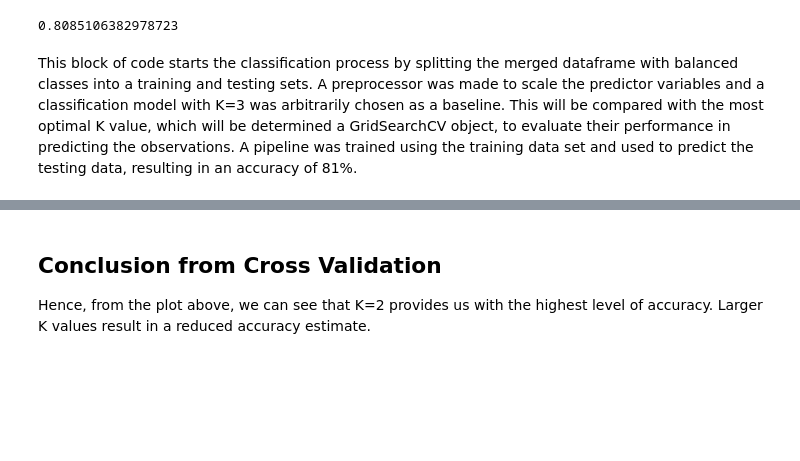
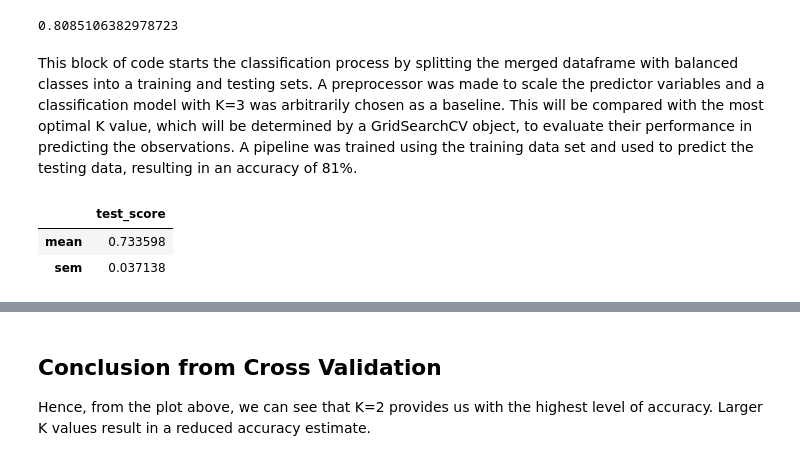
Before and after one commit to olivia-kongg/plaicraft_group29, a Jupyter notebook: Project Final Report (1) (3) (1).ipynb, the cells around one changed output, grey strips where cells are left out. Saved outputs shown, nothing was run; the diff lists cells and outputs as text; code cells hidden in the pictures; blank space fills up the shorter version.

```diff
--- a/Project Final Report (1) (3) (1).ipynb
+++ b/Project Final Report (1) (3) (1).ipynb
@@ -224,26 +224,27 @@ players_prediction_accuracy
 # %% [output]
 0.8085106382978723
 # %% [markdown]
-This block of code starts the classification process by splitting the merged dataframe with balanced classes into a training and testing sets. A preprocessor was made to scale the predictor variables and a classification model with K=3 was arbitrarily chosen as a baseline. This will be compared with the most optimal K value, which will be determined a GridSearchCV object, to evaluate their performance in predicting the observations. A pipeline was trained using the training data set and used to predict the testing data, resulting in an accuracy of 81%.
+This block of code starts the classification process by splitting the merged dataframe with balanced classes into a training and testing sets. A preprocessor was made to scale the predictor variables and a classification model with K=3 was arbitrarily chosen as a baseline. This will be compared with the most optimal K value, which will be determined by a GridSearchCV object, to evaluate their performance in predicting the observations. A pipeline was trained using the training data set and used to predict the testing data, resulting in an accuracy of 81%.
 # %%
 # cross validation
 
-# np.random.seed(2020)  # DO NOT REMOVE
 
-# players_sessions_pipe = make_pipeline(players_sessions_preprocessor, players_knn)
+players_sessions_pipe = make_pipeline(players_sessions_preprocessor, players_knn)
 
-# players_vfold_score = pd.DataFrame(
-#      cross_validate(
-#          estimator= players_sessions_pipe,
-#          cv=5,
-#          X = players_sessions_train[["session_length_hours","played_hours"]],
-#          y = players_sessions_train["subscribe"],
-#          return_train_score=True,
-#      )
-#  )
+players_vfold_score = pd.DataFrame(
+     cross_validate(
+         estimator= players_sessions_pipe,
+         cv=5,
+         X = players_sessions_train[["session_length_hours","played_hours"]],
+         y = players_sessions_train["subscribe"],
+         return_train_score=True,
+     )
+)
 
-# players_vfold_score
-
-# # Average of Metrics
-# players_metrics = players_vfold_score.agg(["mean","sem"])
-# players_metrics
+#  Average of Metrics
+players_metrics = players_vfold_score.agg(["mean","sem"])
+players_metrics[['test_score']]
+# %% [output]
+|  | test_score |
+| mean | 0.733598 |
+| sem | 0.037138 |
```
Also changed, not shown: parts of 2 cells of this notebook.
